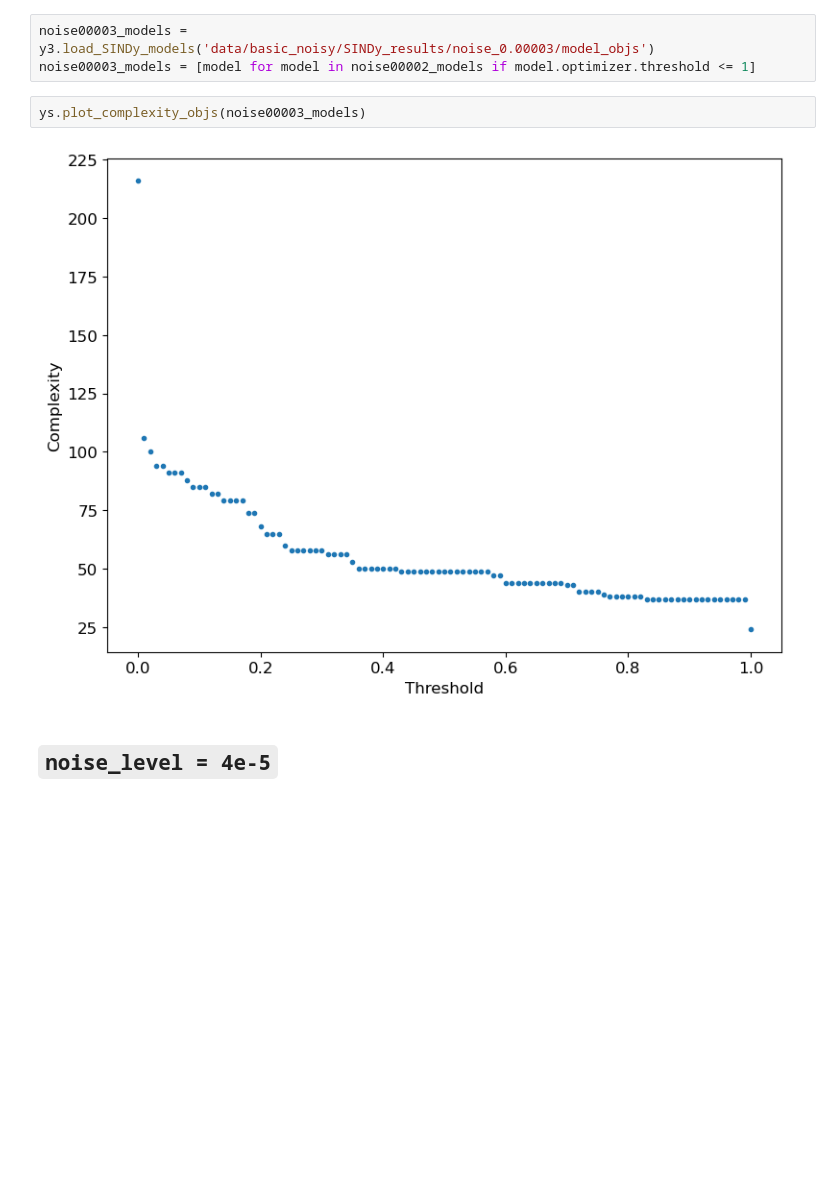
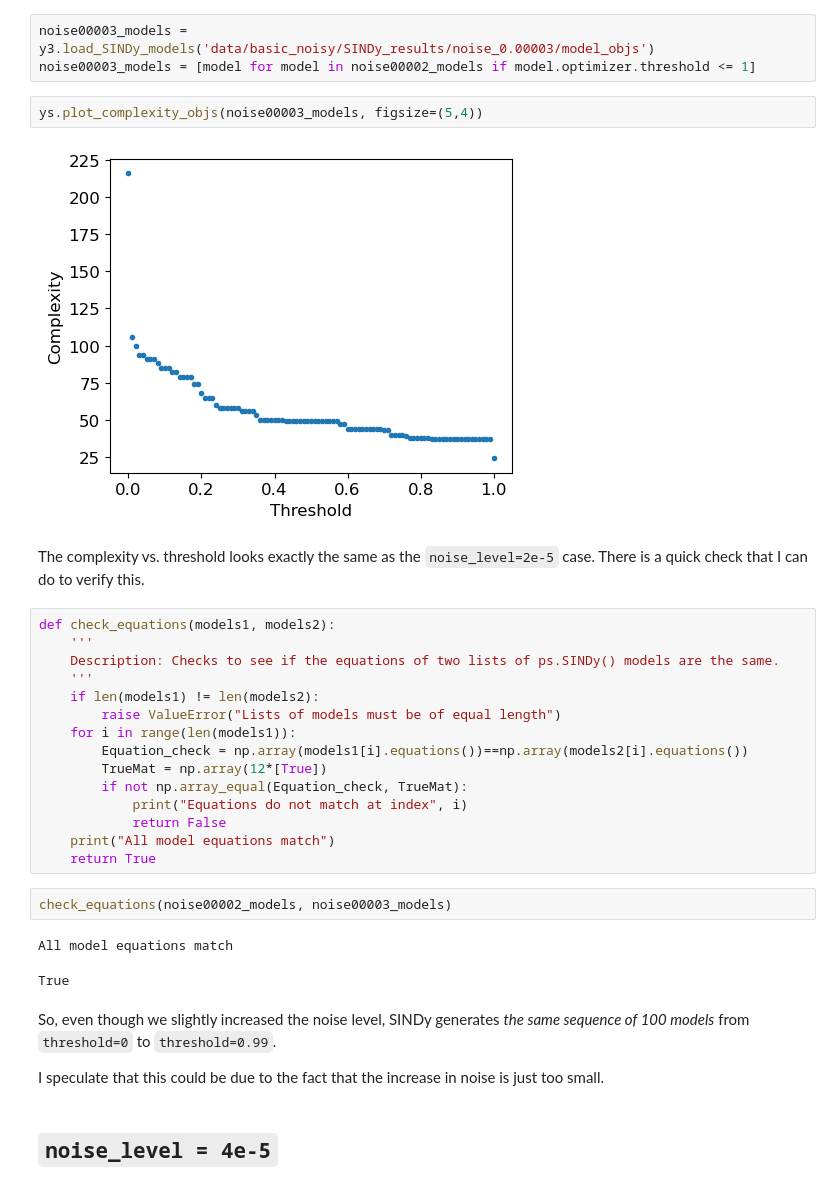
Before and after one commit to zbrookshowe/yukawa-sindy, a Jupyter notebook: 3body_noise_analysis.ipynb, the cells around one changed output. Saved outputs shown, nothing was run; the diff lists cells and outputs as text; blank space fills up the shorter version.

Commit message:
Generated results and figures for ICPDP poster

```diff
--- a/3body_noise_analysis.ipynb
+++ b/3body_noise_analysis.ipynb
@@ -163,9 +184,35 @@ complexity: 49
 noise00003_models = y3.load_SINDy_models('data/basic_noisy/SINDy_results/noise_0.00003/model_objs')
 noise00003_models = [model for model in noise00002_models if model.optimizer.threshold <= 1]
 # %%
-ys.plot_complexity_objs(noise00003_models)
+ys.plot_complexity_objs(noise00003_models, figsize=(5,4))
 # %% [output]
-[figure, old version]
+[figure, new version]
+# %% [markdown]
+The complexity vs. threshold looks exactly the same as the `noise_level=2e-5` case. There is a quick check that I can do to verify this.
+# %%
+def check_equations(models1, models2):
+    '''
+    Description: Checks to see if the equations of two lists of ps.SINDy() models are the same.
+    '''
+    if len(models1) != len(models2):
+        raise ValueError("Lists of models must be of equal length")
+    for i in range(len(models1)):
+        Equation_check = np.array(models1[i].equations())==np.array(models2[i].equations())
+        TrueMat = np.array(12*[True])
+        if not np.array_equal(Equation_check, TrueMat):
+            print("Equations do not match at index", i)
+            return False
+    print("All model equations match")
+    return True
+# %%
+check_equations(noise00002_models, noise00003_models)
+# %% [output]
+All model equations match
+True
+# %% [markdown]
+So, even though we slightly increased the noise level, SINDy generates *the same sequence of 100 models* from `threshold=0` to `threshold=0.99`.
+
+I speculate that this could be due to the fact that the increase in noise is just too small.
 # %% [markdown]
 ## `noise_level = 4e-5`
 # %%
```
Also changed, not shown: parts of 45 cells of this notebook.
